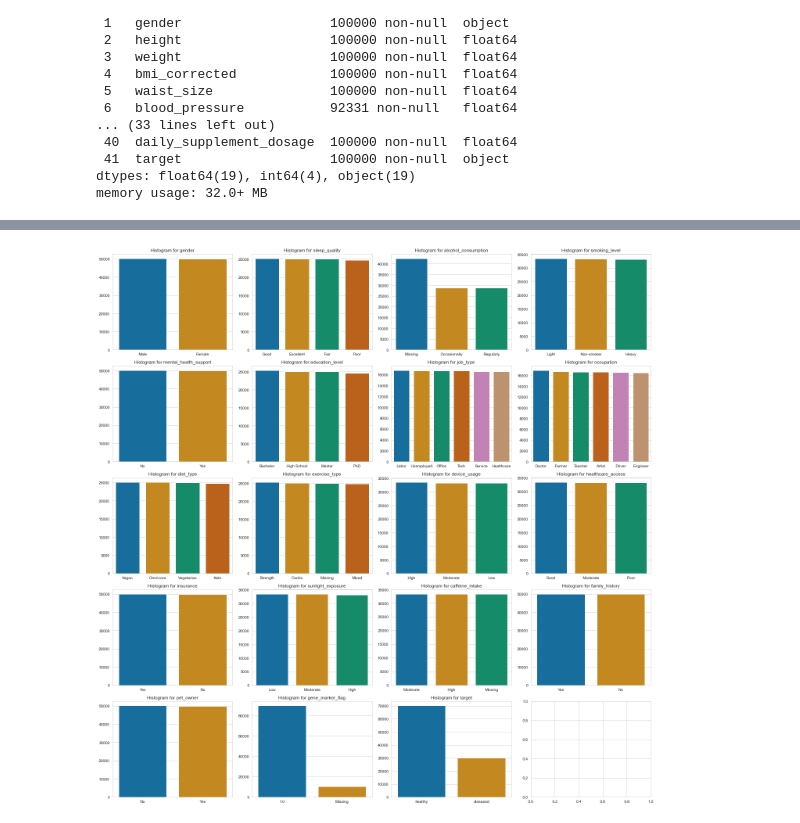
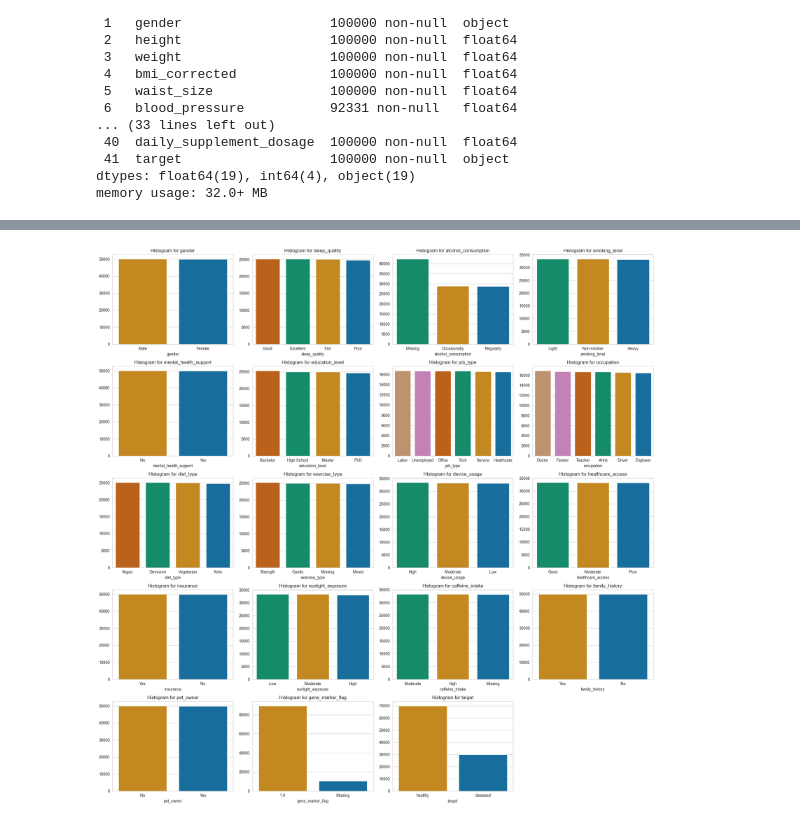
Before and after one commit to ISYE7406-Fall2025/Health_Lifestyle_ML, a Jupyter notebook: EDA/EDA.ipynb, the cells around one changed output, grey strips where cells are left out. Saved outputs shown, nothing was run; the diff lists cells and outputs as text; code cells hidden in the pictures.

```diff
--- a/EDA/EDA.ipynb
+++ b/EDA/EDA.ipynb
@@ -6,7 +6,7 @@ import pandas as pd
 import seaborn as sns
 import matplotlib.pyplot as plt
 # %%
-df = pd.read_csv("cleanedHealthData.csv")
+df = pd.read_csv("../Data/cleanedHealthData.csv")
 # %%
 df.head()
 # %% [output]
@@ -72,0 +73,19 @@ plt.show()
+# %%
+## Distribution of numerical features
+
+n = len(numerical_cols)
+cols = 4
+rows = (n + cols - 1) // cols
+
+fig, axes = plt.subplots(rows, cols, figsize=(5*cols, 4*rows))
+axes = axes.flatten()
+
+for i, col in enumerate(numerical_cols):
+    sns.histplot(df[col], bins=30, kde=True, ax=axes[i], color='blue', edgecolor='white')
+    axes[i].set_title(f"Distribution for {col}")
+
+for j in range(i+1, len(axes)):
+    axes[j].axis('off')
+
+plt.tight_layout()
+plt.show()
@@ -73,19 +94,22 @@ plt.show()
 # %%
 ## Histogram for categorical features
 
 n = len(categorical_cols)
 cols = 4
 rows = (n + cols - 1) // cols
 
 fig, axes = plt.subplots(rows, cols, figsize=(5*cols, 4*rows))
 axes = axes.flatten()
 
 for i, col in enumerate(categorical_cols):
     counts = df[col].value_counts()
-    sns.barplot(x=counts.index, y=counts.values, ax=axes[i], palette='colorblind')
+    sns.barplot(x=counts.index, y=counts.values, ax=axes[i], hue=counts, legend=False, palette='colorblind')
     axes[i].set_title(f"Histogram for {col}")
+
+for j in range(i+1, len(axes)):
+    axes[j].axis('off')
 
 plt.tight_layout()
 plt.show()
 # %% [output]
-[figure, old version]
+[figure, new version]
```
Also changed, not shown: parts of 2 cells of this notebook.
